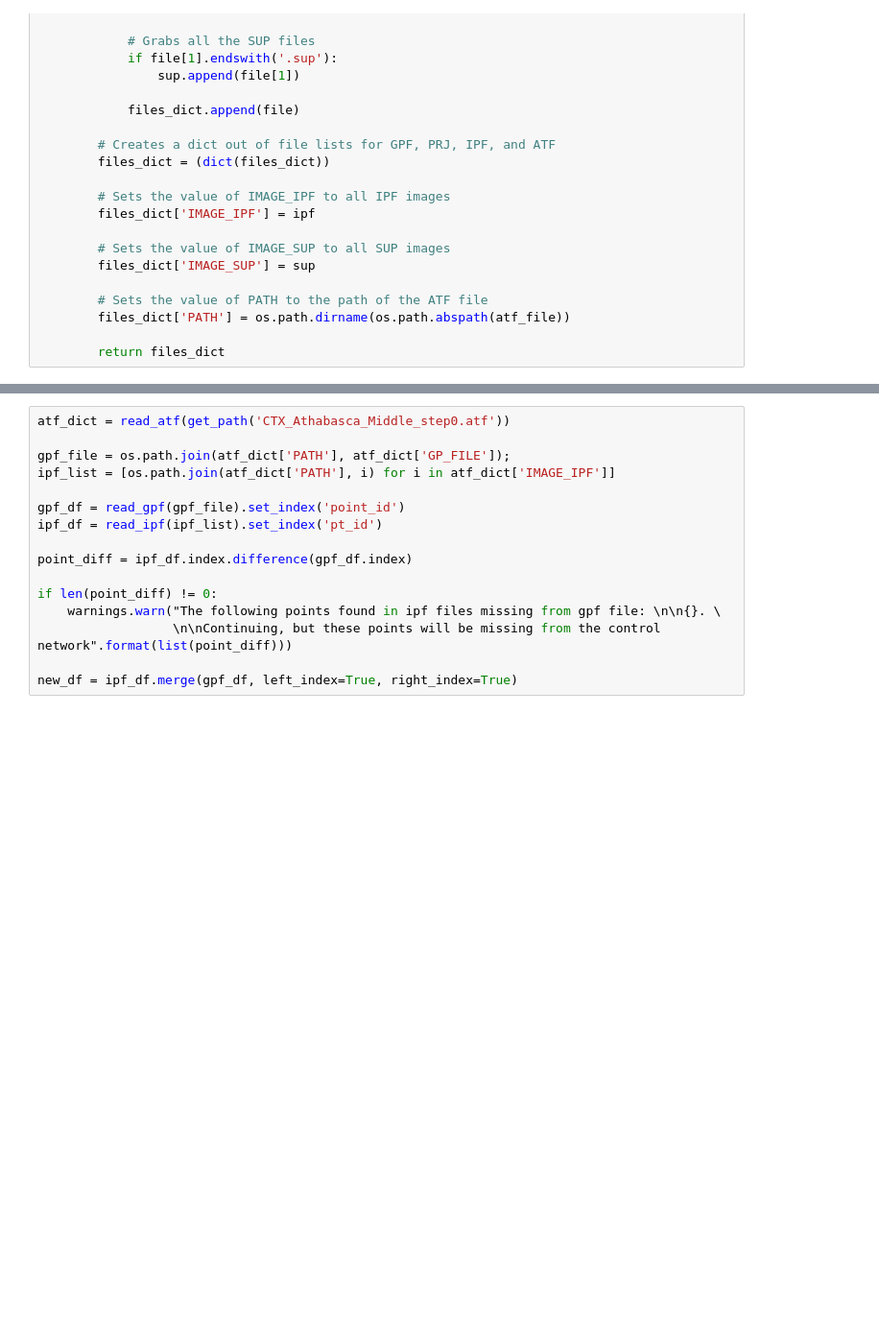
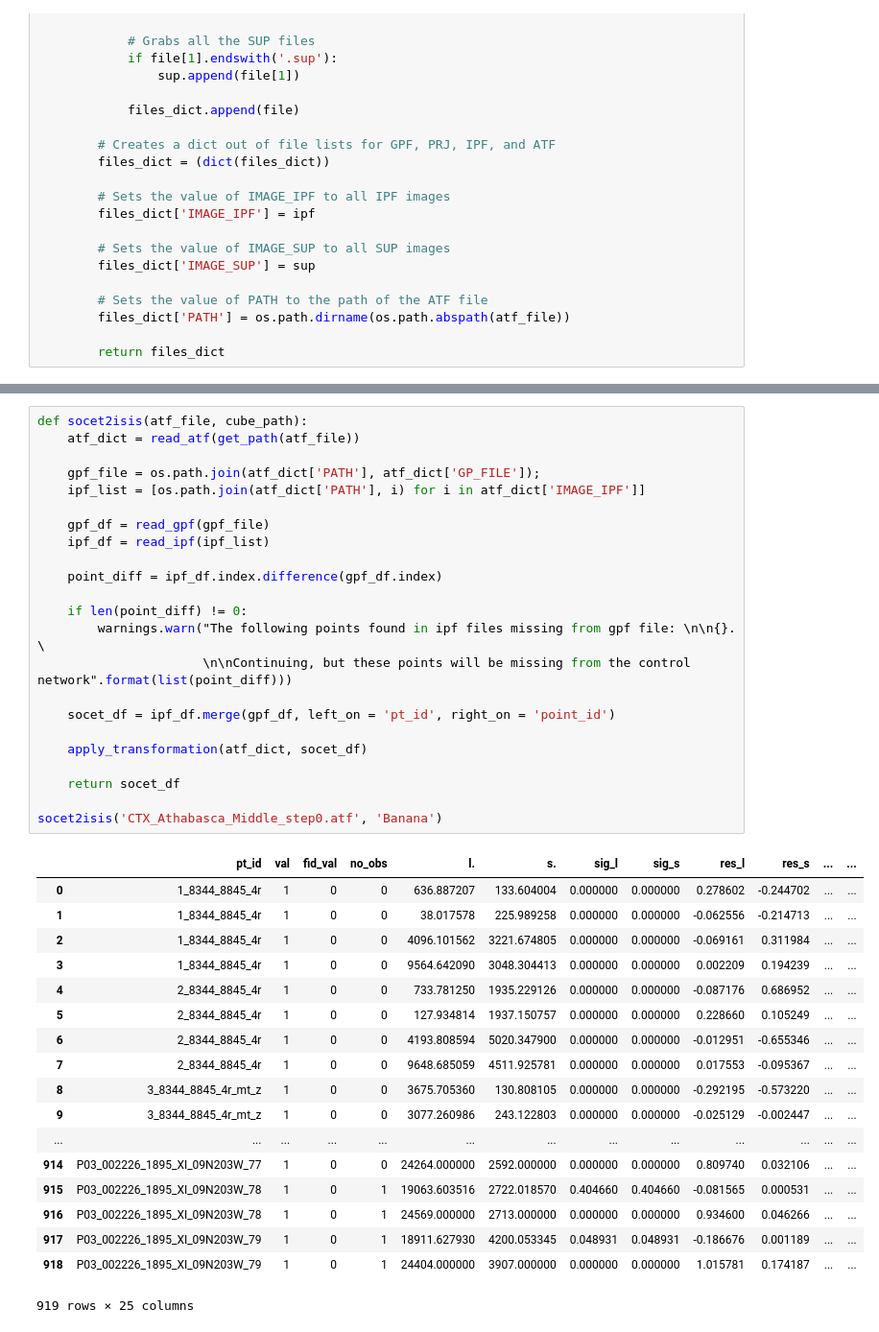
Before and after one commit to DOI-USGS/plio, a Jupyter notebook: notebooks/Socet2ISIS.ipynb, the cells around one changed output, grey strips where cells are left out. Shown at 96% size. Cells and saved outputs as stored; diff of their text form; blank space fills up the shorter version.

```diff
--- a/notebooks/Socet2ISIS.ipynb
+++ b/notebooks/Socet2ISIS.ipynb
@@ -61,16 +160,42 @@ def read_atf(atf_file):
 # %%
-atf_dict = read_atf(get_path('CTX_Athabasca_Middle_step0.atf'))
+def socet2isis(atf_file, cube_path):
+    atf_dict = read_atf(get_path(atf_file))
 
-gpf_file = os.path.join(atf_dict['PATH'], atf_dict['GP_FILE']);
-ipf_list = [os.path.join(atf_dict['PATH'], i) for i in atf_dict['IMAGE_IPF']]
+    gpf_file = os.path.join(atf_dict['PATH'], atf_dict['GP_FILE']);
+    ipf_list = [os.path.join(atf_dict['PATH'], i) for i in atf_dict['IMAGE_IPF']]
 
-gpf_df = read_gpf(gpf_file).set_index('point_id')
-ipf_df = read_ipf(ipf_list).set_index('pt_id')
+    gpf_df = read_gpf(gpf_file)
+    ipf_df = read_ipf(ipf_list)
 
-point_diff = ipf_df.index.difference(gpf_df.index)
+    point_diff = ipf_df.index.difference(gpf_df.index)
 
-if len(point_diff) != 0:
-    warnings.warn("The following points found in ipf files missing from gpf file: \n\n{}. \
-                  \n\nContinuing, but these points will be missing from the control network".format(list(point_diff)))
+    if len(point_diff) != 0:
+        warnings.warn("The following points found in ipf files missing from gpf file: \n\n{}. \
+                      \n\nContinuing, but these points will be missing from the control network".format(list(point_diff)))
 
-new_df = ipf_df.merge(gpf_df, left_index=True, right_index=True)
+    socet_df = ipf_df.merge(gpf_df, left_on = 'pt_id', right_on = 'point_id')
+
+    apply_transformation(atf_dict, socet_df)
+
+    return socet_df
+
+socet2isis('CTX_Athabasca_Middle_step0.atf', 'Banana')
+# %% [output]
+|  | pt_id | val | fid_val | no_obs | l. | s. | sig_l | sig_s | res_l | res_s | ... | ... |
+| 0 | 1_8344_8845_4r | 1 | 0 | 0 | 636.887207 | 133.604004 | 0.000000 | 0.000000 | 0.278602 | -0.244702 | ... | ... |
+| 1 | 1_8344_8845_4r | 1 | 0 | 0 | 38.017578 | 225.989258 | 0.000000 | 0.000000 | -0.062556 | -0.214713 | ... | ... |
+| 2 | 1_8344_8845_4r | 1 | 0 | 0 | 4096.101562 | 3221.674805 | 0.000000 | 0.000000 | -0.069161 | 0.311984 | ... | ... |
+| 3 | 1_8344_8845_4r | 1 | 0 | 0 | 9564.642090 | 3048.304413 | 0.000000 | 0.000000 | 0.002209 | 0.194239 | ... | ... |
+| 4 | 2_8344_8845_4r | 1 | 0 | 0 | 733.781250 | 1935.229126 | 0.000000 | 0.000000 | -0.087176 | 0.686952 | ... | ... |
+| 5 | 2_8344_8845_4r | 1 | 0 | 0 | 127.934814 | 1937.150757 | 0.000000 | 0.000000 | 0.228660 | 0.105249 | ... | ... |
+| 6 | 2_8344_8845_4r | 1 | 0 | 0 | 4193.808594 | 5020.347900 | 0.000000 | 0.000000 | -0.012951 | -0.655346 | ... | ... |
+| 7 | 2_8344_8845_4r | 1 | 0 | 0 | 9648.685059 | 4511.925781 | 0.000000 | 0.000000 | 0.017553 | -0.095367 | ... | ... |
+| 8 | 3_8344_8845_4r_mt_z | 1 | 0 | 0 | 3675.705360 | 130.808105 | 0.000000 | 0.000000 | -0.292195 | -0.573220 | ... | ... |
+| 9 | 3_8344_8845_4r_mt_z | 1 | 0 | 0 | 3077.260986 | 243.122803 | 0.000000 | 0.000000 | -0.025129 | -0.002447 | ... | ... |
+| ... | ... | ... | ... | ... | ... | ... | ... | ... | ... | ... | ... | ... |
+| 914 | P03_002226_1895_XI_09N203W_77 | 1 | 0 | 0 | 24264.000000 | 2592.000000 | 0.000000 | 0.000000 | 0.809740 | 0.032106 | ... | ... |
+| 915 | P03_002226_1895_XI_09N203W_78 | 1 | 0 | 1 | 19063.603516 | 2722.018570 | 0.404660 | 0.404660 | -0.081565 | 0.000531 | ... | ... |
+| 916 | P03_002226_1895_XI_09N203W_78 | 1 | 0 | 1 | 24569.000000 | 2713.000000 | 0.000000 | 0.000000 | 0.934600 | 0.046266 | ... | ... |
+| 917 | P03_002226_1895_XI_09N203W_79 | 1 | 0 | 1 | 18911.627930 | 4200.053345 | 0.048931 | 0.048931 | -0.186676 | 0.001189 | ... | ... |
+| 918 | P03_002226_1895_XI_09N203W_79 | 1 | 0 | 1 | 24404.000000 | 3907.000000 | 0.000000 | 0.000000 | 1.015781 | 0.174187 | ... | ... |
+919 rows × 25 columns
```
Also changed, not shown: parts of 5 cells of this notebook.
